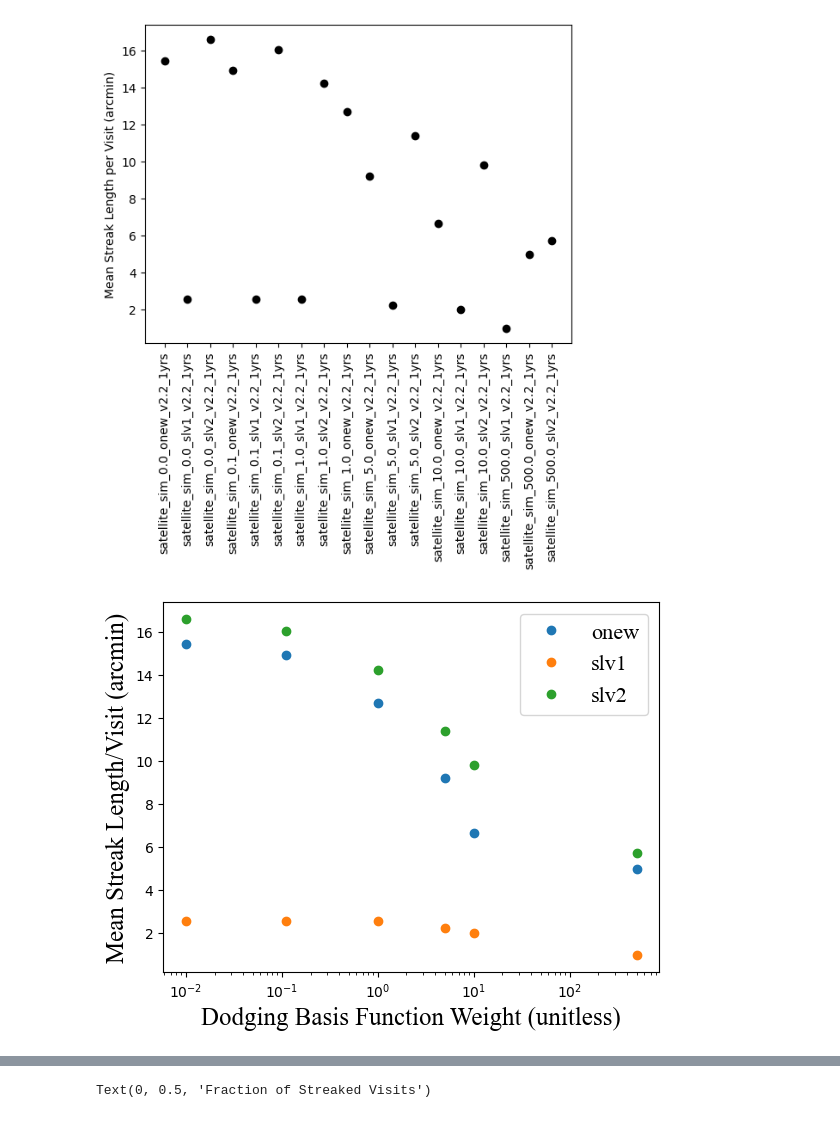
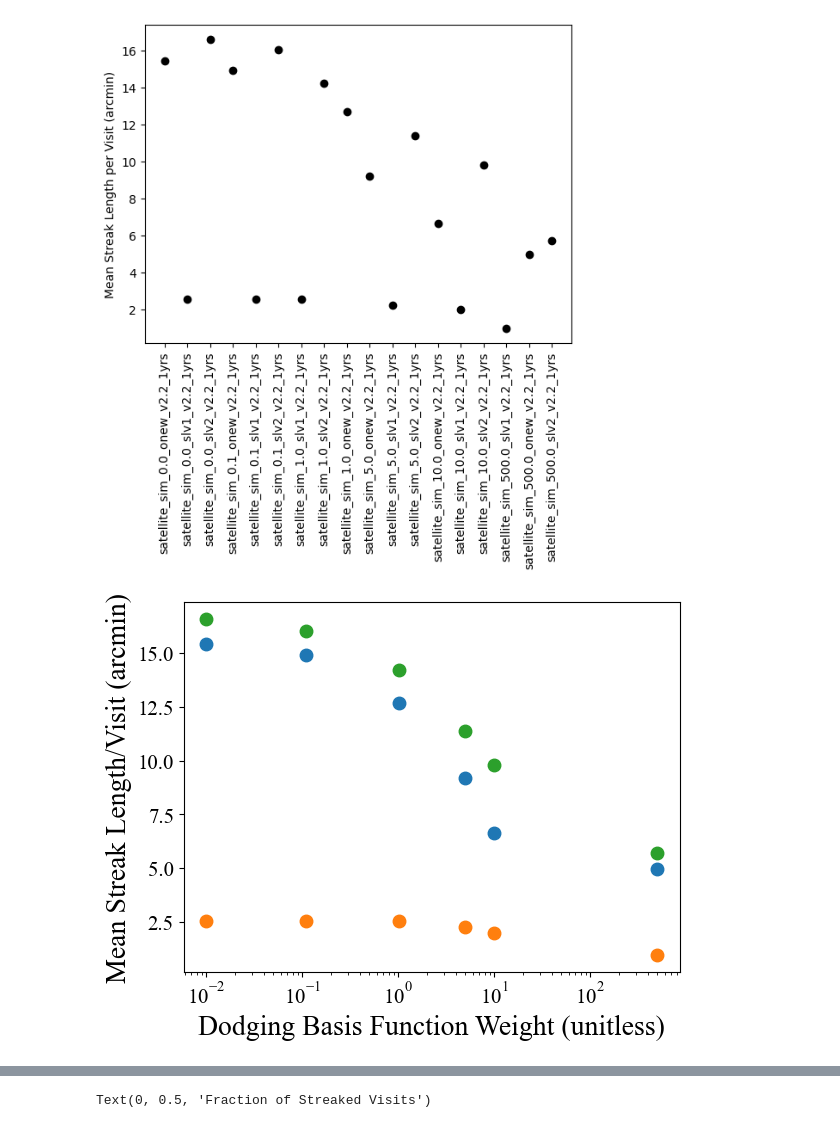
Before and after one commit to lsst-sims/satellite-dodging-ApJL, a Jupyter notebook: plots/compare_sim_runs.ipynb, the cells around one changed output, grey strips where cells are left out. Cells and saved outputs as stored; diff of their text form; code cells hidden in the pictures.

```diff
--- a/plots/compare_sim_runs.ipynb
+++ b/plots/compare_sim_runs.ipynb
@@ -101,24 +101,28 @@ Text(0, 0.5, 'Mean Streak Length per Visit (arcmin)')
 # %%
 # Let's make some nicer plots
 fig, ax = plt.subplots()
 
 mean_streak_length = df['streak_length_sum']/df['Number of Exposures']*60  # in arcmin
 
 for c_name in np.unique(df['constellation_name']):
     good = np.where(df['constellation_name'].values == c_name)
     # putting in a fudge factor of 1e-2 so a log-scale axis works well
-    ax.semilogx(df['dodge_weights'].values[good]+1e-2, mean_streak_length.values[good], 'o', label=c_name)
+    ax.semilogx(df['dodge_weights'].values[good]+1e-2, mean_streak_length.values[good], 'o', label=c_name, markersize=9)
     # There's probably a better way to do this with pandas .loc or .iloc, but I refuse to learn it
     # when I can get away with simple np.where
 
-legend = ax.legend(fontsize=16)
-plt.setp(legend.texts, family='Times New Roman')
+# legend = ax.legend(fontsize=16)
+# plt.setp(legend.texts, family='Times New Roman')
 # ax.set_xticklabels(fontsize=10)
-ax.set_ylabel('Mean Streak Length/Visit (arcmin)',fontsize=18,labelpad=4, **csfont)
-ax.set_xlabel('Dodging Basis Function Weight (unitless)',fontsize=18,labelpad=4, **csfont)
-plt.savefig('streaklen_v_weight.pdf')
+ax.set_ylabel('Mean Streak Length/Visit (arcmin)',fontsize=20,labelpad=4, **csfont)
+ax.set_xlabel('Dodging Basis Function Weight (unitless)',fontsize=20,labelpad=4, **csfont)
+ax.tick_params(axis='both', which='major', labelsize=15)
+ax.tick_params(axis='both', which='major', labelsize=15)
+plt.xticks(**csfont)
+plt.yticks(**csfont)
+plt.savefig('streaklen_v_weight.pdf',bbox_inches="tight")
 # %% [output]
-[figure, old version]
+[figure, new version]
 # %%
 fig, ax = plt.subplots()
 
```
Also changed, not shown: parts of 4 cells of this notebook.
